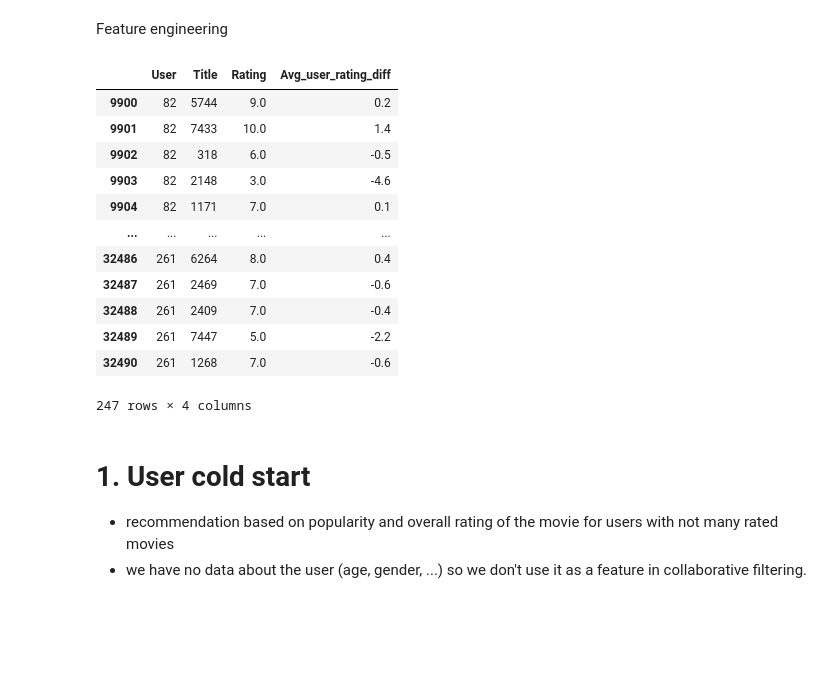
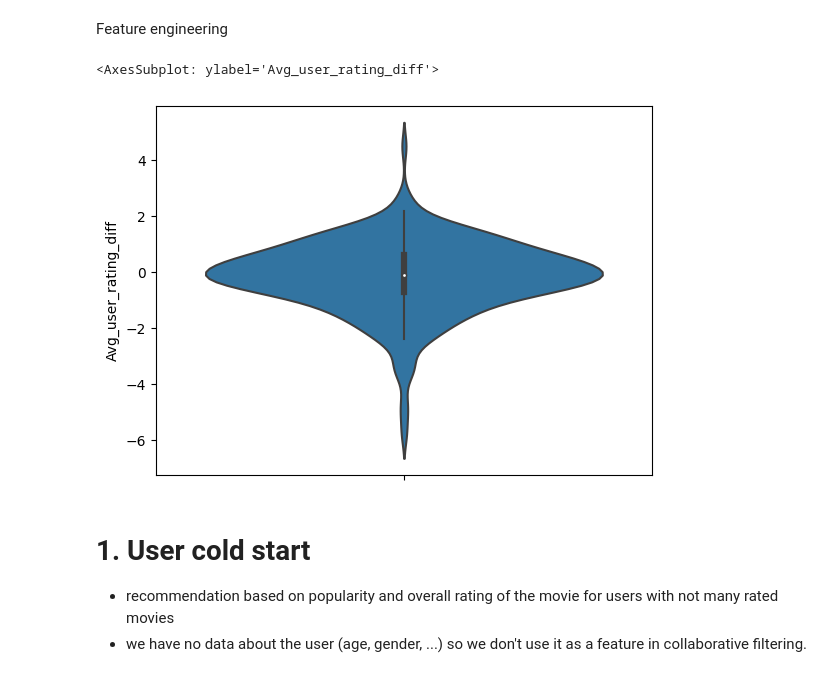
Before and after one commit to rogulforce/filmweb_recommendation_system, a Jupyter notebook: src/recommendation_system.ipynb, the cells around one changed output. Cells and saved outputs as stored; diff of their text form; code cells hidden in the pictures; blank space fills up the shorter version.

```diff
--- a/src/recommendation_system.ipynb
+++ b/src/recommendation_system.ipynb
@@ -60,22 +62,11 @@ df_user_validation = df_user[df_user["User"].isin(val_user_list)]
 
 # exclude us from df_user
 df_user = df_user[~df_user.index.isin(df_user_validation.index)]
-# %%
-df_user_validation
-# %% [output]
-|  | User | Title | Rating | Avg_user_rating_diff |
-| 9900 | 82 | 5744 | 9.0 | 0.2 |
-| 9901 | 82 | 7433 | 10.0 | 1.4 |
-| 9902 | 82 | 318 | 6.0 | -0.5 |
-| 9903 | 82 | 2148 | 3.0 | -4.6 |
-| 9904 | 82 | 1171 | 7.0 | 0.1 |
-| ... | ... | ... | ... | ... |
-| 32486 | 261 | 6264 | 8.0 | 0.4 |
-| 32487 | 261 | 2469 | 7.0 | -0.6 |
-| 32488 | 261 | 2409 | 7.0 | -0.4 |
-| 32489 | 261 | 7447 | 5.0 | -2.2 |
-| 32490 | 261 | 1268 | 7.0 | -0.6 |
-247 rows × 4 columns
+# %%
+violinplot(df_user_validation, y = "Avg_user_rating_diff")
+# %% [output]
+<AxesSubplot: ylabel='Avg_user_rating_diff'>
+[figure, added]
 # %%
 def decode(df, user_dict, movie_dict):
     # decode users and movies
```
Also changed, not shown: parts of 7 cells of this notebook, 13 other files.
